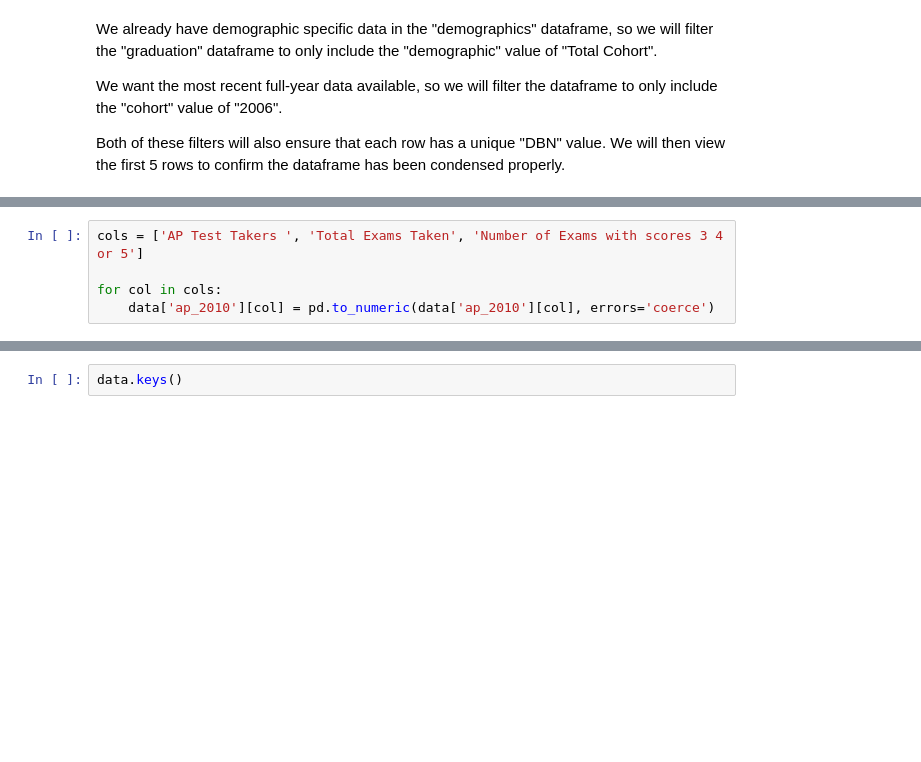
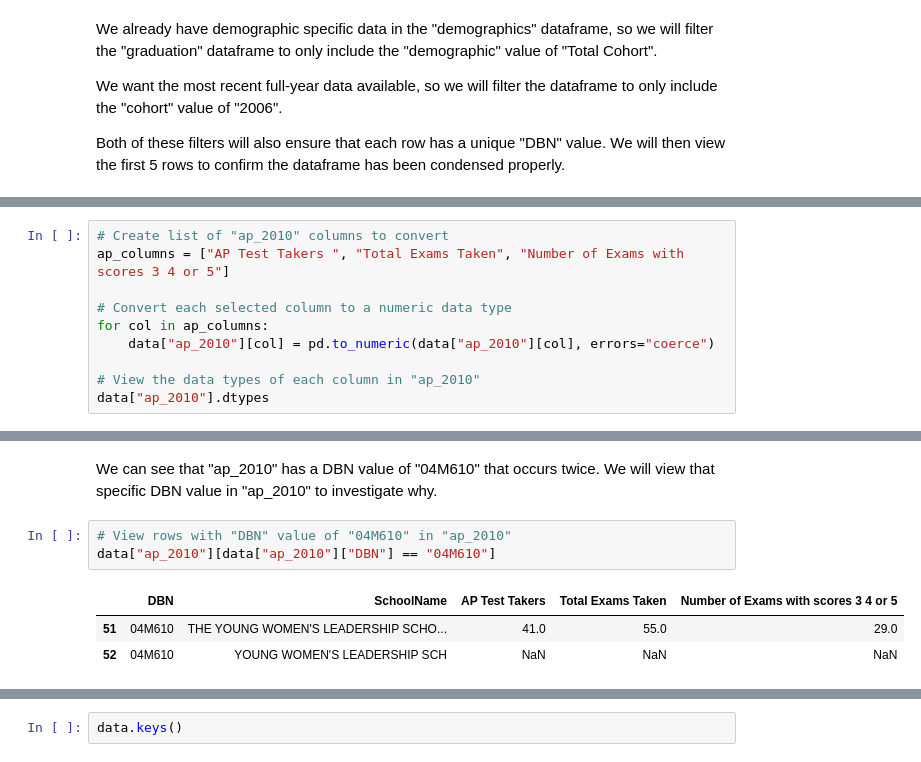
Before and after one commit to JustinToribio/cleaning-nyc-hs-data, a Jupyter notebook: notebooks/1.0-jt-clean-analyze-nyc-hs-data.ipynb, the cells around one changed output, grey strips where cells are left out. Saved outputs shown, nothing was run; the diff lists cells and outputs as text; blank space fills up the shorter version.

Commit message:
notebook: convert ap, confirm unique dbn, perform left join drafted

```diff
--- a/notebooks/1.0-jt-clean-analyze-nyc-hs-data.ipynb
+++ b/notebooks/1.0-jt-clean-analyze-nyc-hs-data.ipynb
@@ -600,5 +596,10 @@ data['ap_2010'].columns
 # %%
-cols = ['AP Test Takers ', 'Total Exams Taken', 'Number of Exams with scores 3 4 or 5']
+# Create list of "ap_2010" columns to convert
+ap_columns = ["AP Test Takers ", "Total Exams Taken", "Number of Exams with scores 3 4 or 5"]
 
-for col in cols:
-    data['ap_2010'][col] = pd.to_numeric(data['ap_2010'][col], errors='coerce')
+# Convert each selected column to a numeric data type
+for col in ap_columns:
+    data["ap_2010"][col] = pd.to_numeric(data["ap_2010"][col], errors="coerce")
+
+# View the data types of each column in "ap_2010"
+data["ap_2010"].dtypes
@@ -621,0 +630,9 @@ combined.head()
+# %% [markdown]
+We can see that "ap_2010" has a DBN value of "04M610" that occurs twice.  We will view that specific DBN value in "ap_2010" to investigate why.
+# %%
+# View rows with "DBN" value of "04M610" in "ap_2010"
+data["ap_2010"][data["ap_2010"]["DBN"] == "04M610"]
+# %% [output]
+|  | DBN | SchoolName | AP Test Takers | Total Exams Taken | Number of Exams with scores 3 4 or 5 |
+| 51 | 04M610 | THE YOUNG WOMEN'S LEADERSHIP SCHO... | 41.0 | 55.0 | 29.0 |
+| 52 | 04M610 | YOUNG WOMEN'S LEADERSHIP SCH | NaN | NaN | NaN |
```
Also changed, not shown: parts of 23 cells of this notebook.
